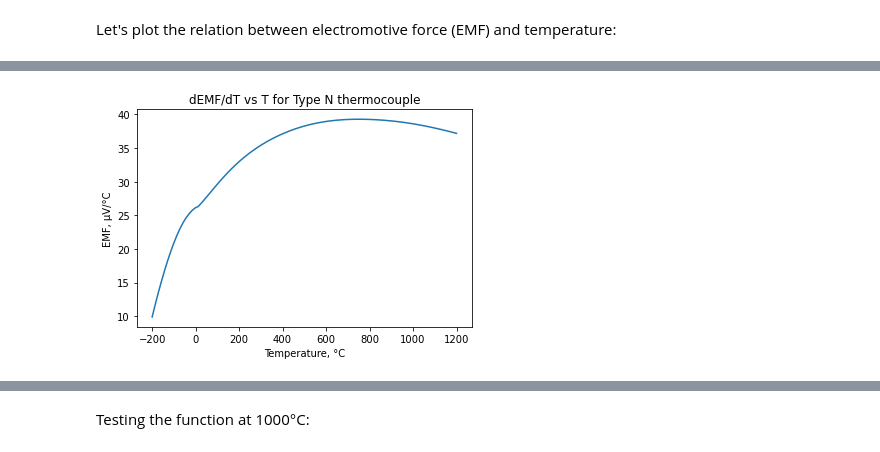
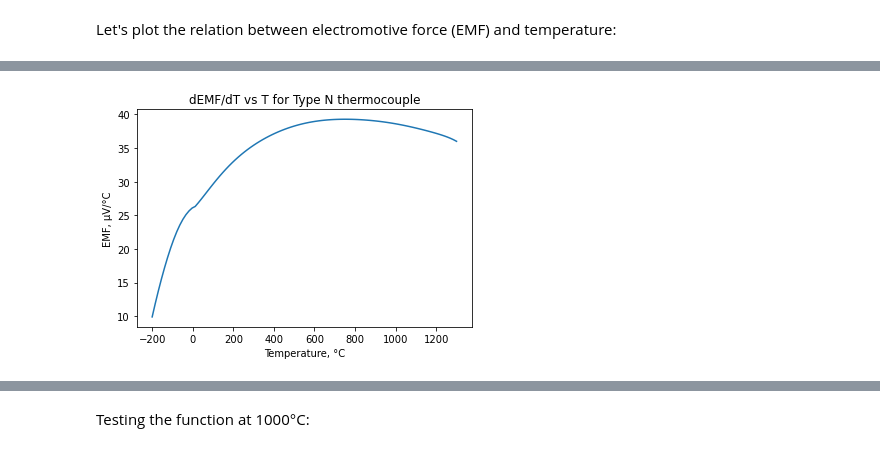
Before and after one commit to Chehlarov/Math-for-devs, a Jupyter notebook: 99 - TC project/N-type thermocouple accuracy calculation using Monte Carlo.ipynb, the cells around one changed output, grey strips where cells are left out. Cells and saved outputs as stored; diff of their text form; code cells hidden in the pictures.

```diff
--- a/99 - TC project/N-type thermocouple accuracy calculation using Monte Carlo.ipynb
+++ b/99 - TC project/N-type thermocouple accuracy calculation using Monte Carlo.ipynb
@@ -136,12 +153,12 @@ plt.show()
 Now let's see the first derivative. This gives indication for the sensitivity of the TC.
 # %%
-x_values = np.linspace(-200, 1200, 100)
+x_values = np.linspace(-200, 1300, 100)
 y_values = np.vectorize(emf_typeN_derivative)(x_values)*1000
 plt.plot(x_values, y_values)
 plt.title("dEMF/dT vs T for Type N thermocouple")
 plt.xlabel("Temperature, °C")
 plt.ylabel("EMF, µV/°C")
 plt.show()
 # %% [output]
-[figure, old version]
+[figure, new version]
 # %% [markdown]
```
Also changed, not shown: parts of 25 cells of this notebook.
